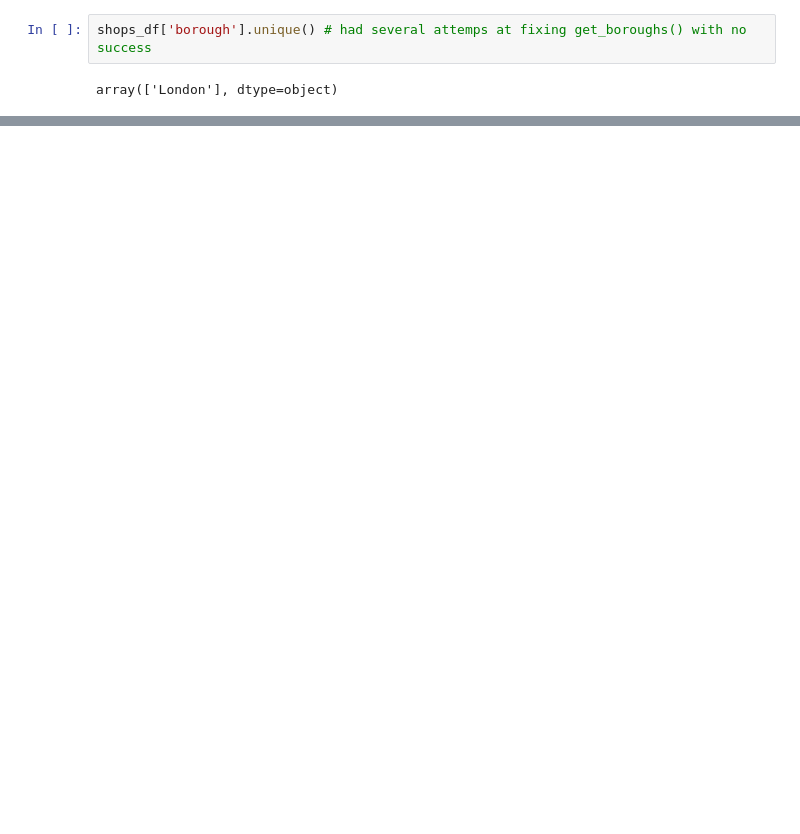
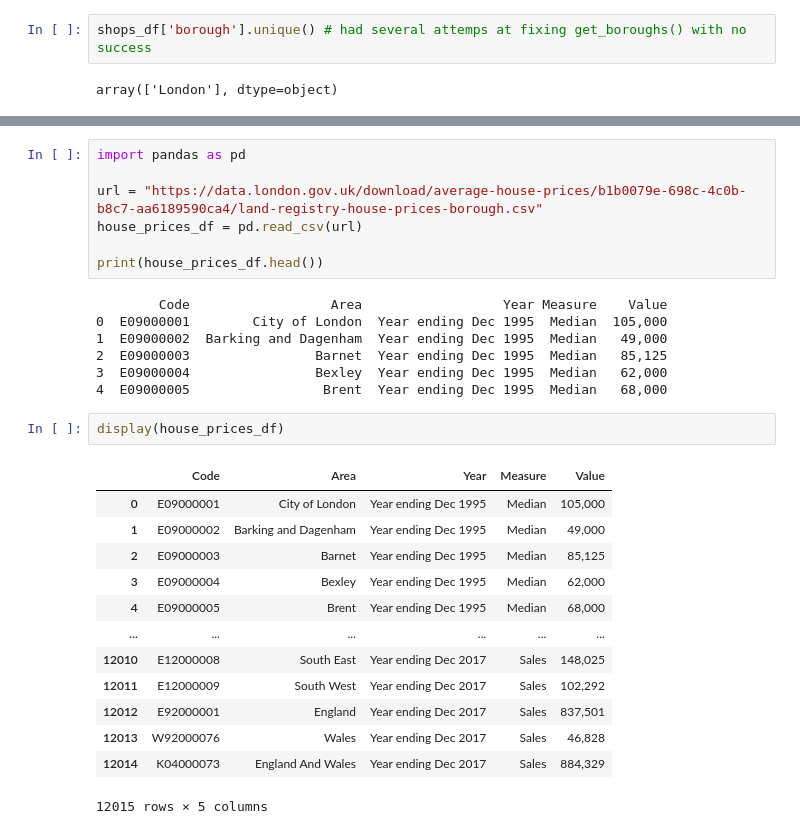
Before and after one commit to AndriiDS/londons_fashionable_finds, a Jupyter notebook: Data_Collection/01_data_collection.ipynb, the cells around one changed output, grey strips where cells are left out. Drawn from its saved outputs; the diff is of its cells as text; blank space fills up the shorter version.

Commit message:
Added Income and House Prices

```diff
--- a/Data_Collection/01_data_collection.ipynb
+++ b/Data_Collection/01_data_collection.ipynb
@@ -251,0 +359,30 @@ display(shops_df)
+# %%
+import pandas as pd
+
+url = "https://data.london.gov.uk/download/average-house-prices/b1b0079e-698c-4c0b-b8c7-aa6189590ca4/land-registry-house-prices-borough.csv"
+house_prices_df = pd.read_csv(url)
+
+print(house_prices_df.head())
+# %% [output]
+        Code                  Area                  Year Measure    Value
+0  E09000001        City of London  Year ending Dec 1995  Median  105,000
+1  E09000002  Barking and Dagenham  Year ending Dec 1995  Median   49,000
+2  E09000003                Barnet  Year ending Dec 1995  Median   85,125
+3  E09000004                Bexley  Year ending Dec 1995  Median   62,000
+4  E09000005                 Brent  Year ending Dec 1995  Median   68,000
+# %%
+display(house_prices_df)
+# %% [output]
+|  | Code | Area | Year | Measure | Value |
+| 0 | E09000001 | City of London | Year ending Dec 1995 | Median | 105,000 |
+| 1 | E09000002 | Barking and Dagenham | Year ending Dec 1995 | Median | 49,000 |
+| 2 | E09000003 | Barnet | Year ending Dec 1995 | Median | 85,125 |
+| 3 | E09000004 | Bexley | Year ending Dec 1995 | Median | 62,000 |
+| 4 | E09000005 | Brent | Year ending Dec 1995 | Median | 68,000 |
+| ... | ... | ... | ... | ... | ... |
+| 12010 | E12000008 | South East | Year ending Dec 2017 | Sales | 148,025 |
+| 12011 | E12000009 | South West | Year ending Dec 2017 | Sales | 102,292 |
+| 12012 | E92000001 | England | Year ending Dec 2017 | Sales | 837,501 |
+| 12013 | W92000076 | Wales | Year ending Dec 2017 | Sales | 46,828 |
+| 12014 | K04000073 | England And Wales | Year ending Dec 2017 | Sales | 884,329 |
+12015 rows × 5 columns
```
Also changed, not shown: parts of 22 cells of this notebook, 2 other files.
